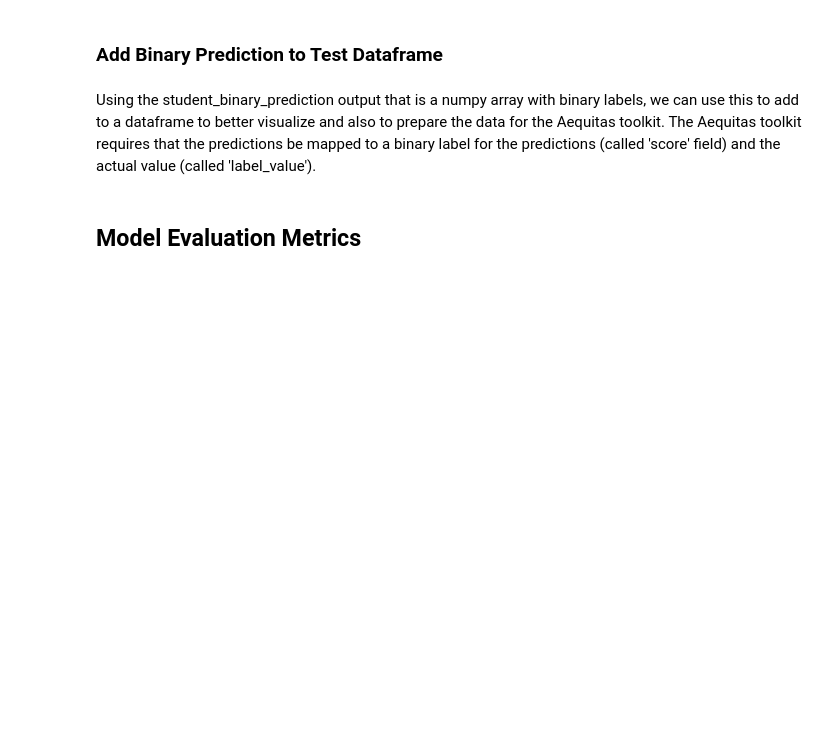
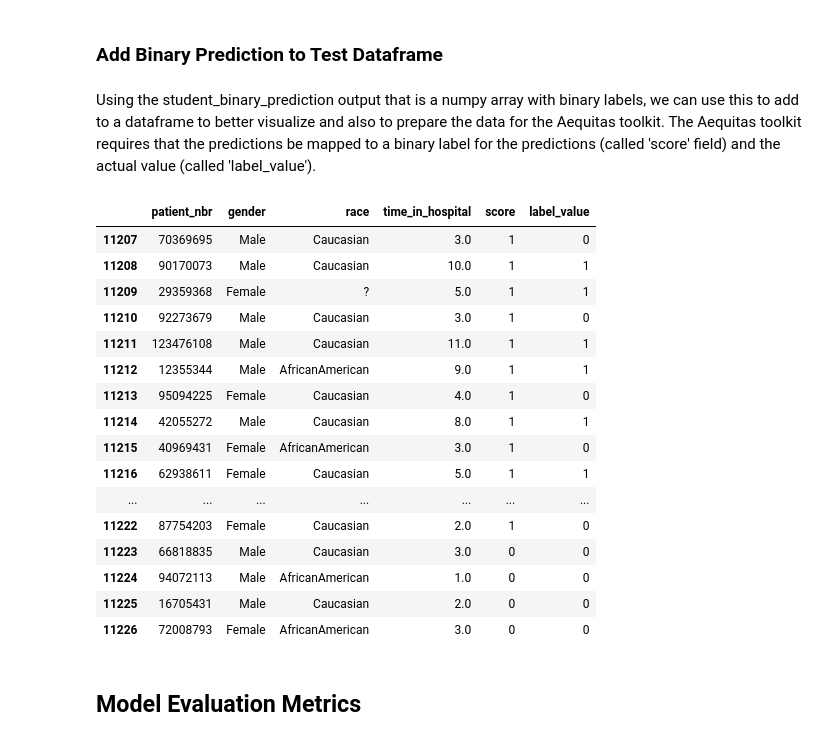
Before and after one commit to G94/ai_for_healthcare, a Jupyter notebook: patient_selection/starter_code/student_project.ipynb, the cells around one changed output. Cells and saved outputs as stored; diff of their text form; code cells hidden in the pictures; blank space fills up the shorter version.

```diff
--- a/patient_selection/starter_code/student_project.ipynb
+++ b/patient_selection/starter_code/student_project.ipynb
@@ -698,7 +821,25 @@ def add_pred_to_test(test_df, pred_np, demo_col_list):
 
 pred_test_df = add_pred_to_test(d_test, student_binary_prediction, ['race', 'gender'])
 # %%
-pred_test_df[['patient_nbr', 'gender', 'race', 'time_in_hospital', 'score', 'label_value']].head()
+pred_test_df[['patient_nbr', 'gender', 'race', 'time_in_hospital', 'score', 'label_value']].tail(20)
+# %% [output]
+|  | patient_nbr | gender | race | time_in_hospital | score | label_value |
+| 11207 | 70369695 | Male | Caucasian | 3.0 | 1 | 0 |
+| 11208 | 90170073 | Male | Caucasian | 10.0 | 1 | 1 |
+| 11209 | 29359368 | Female | ? | 5.0 | 1 | 1 |
+| 11210 | 92273679 | Male | Caucasian | 3.0 | 1 | 0 |
+| 11211 | 123476108 | Male | Caucasian | 11.0 | 1 | 1 |
+| 11212 | 12355344 | Male | AfricanAmerican | 9.0 | 1 | 1 |
+| 11213 | 95094225 | Female | Caucasian | 4.0 | 1 | 0 |
+| 11214 | 42055272 | Male | Caucasian | 8.0 | 1 | 1 |
+| 11215 | 40969431 | Female | AfricanAmerican | 3.0 | 1 | 0 |
+| 11216 | 62938611 | Female | Caucasian | 5.0 | 1 | 1 |
+| ... | ... | ... | ... | ... | ... | ... |
+| 11222 | 87754203 | Female | Caucasian | 2.0 | 1 | 0 |
+| 11223 | 66818835 | Male | Caucasian | 3.0 | 0 | 0 |
+| 11224 | 94072113 | Male | AfricanAmerican | 1.0 | 0 | 0 |
+| 11225 | 16705431 | Male | Caucasian | 2.0 | 0 | 0 |
+| 11226 | 72008793 | Female | AfricanAmerican | 3.0 | 0 | 0 |
 # %% [markdown]
 ## Model Evaluation Metrics
 # %% [markdown]
```
Also changed, not shown: parts of 18 cells of this notebook, 13 other files.
